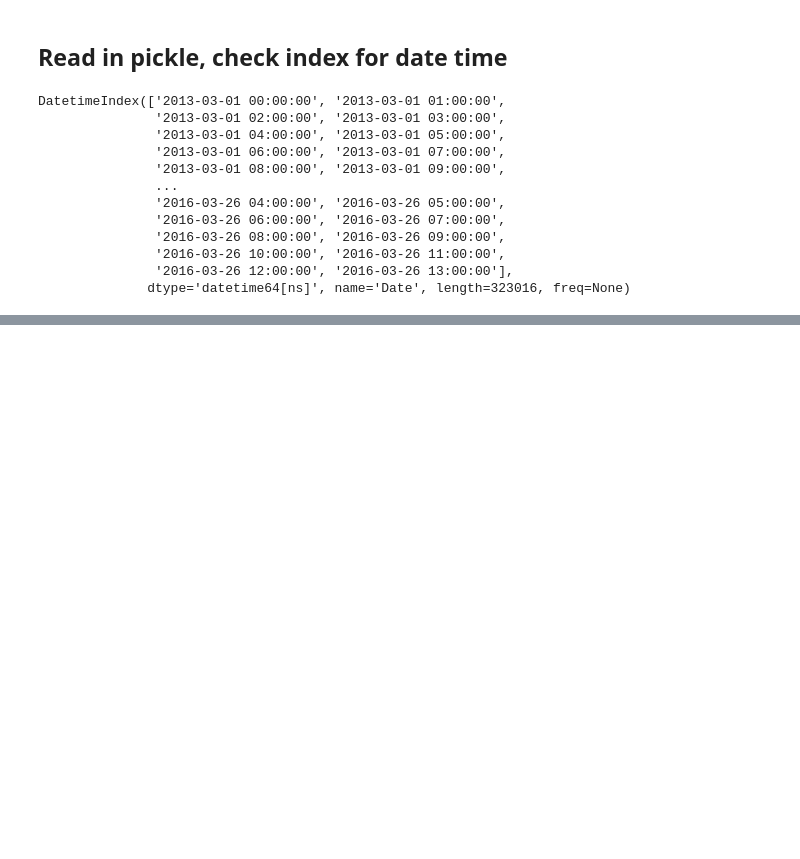
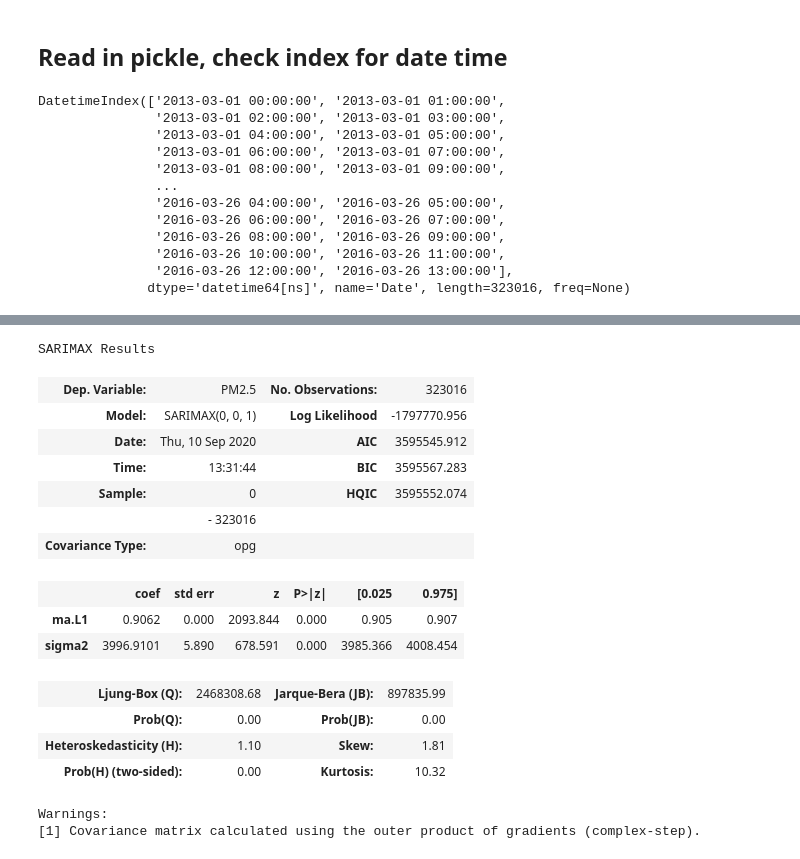
Before and after one commit to dolcikey/TimeSeriesForecasting_BeijingAirQuality, a Jupyter notebook: 003_Modeling.ipynb, the cells around one changed output, grey strips where cells are left out. Cells and saved outputs as stored; diff of their text form; code cells hidden in the pictures; blank space fills up the shorter version.

```diff
--- a/003_Modeling.ipynb
+++ b/003_Modeling.ipynb
@@ -75,0 +134,22 @@ print(arima.summary())
+# %%
+model_PM = SARIMAX(train['PM2.5'],order=(0,0,1))
+results = model_PM.fit()
+results.summary()
+# %% [output]
+SARIMAX Results
+| Dep. Variable: | PM2.5 | No. Observations: | 323016 |
+| Model: | SARIMAX(0, 0, 1) | Log Likelihood | -1797770.956 |
+| Date: | Thu, 10 Sep 2020 | AIC | 3595545.912 |
+| Time: | 13:31:44 | BIC | 3595567.283 |
+| Sample: | 0 | HQIC | 3595552.074 |
+|  | - 323016 |  |  |
+| Covariance Type: | opg |  |  |
+|  | coef | std err | z | P>|z| | [0.025 | 0.975] |
+| ma.L1 | 0.9062 | 0.000 | 2093.844 | 0.000 | 0.905 | 0.907 |
+| sigma2 | 3996.9101 | 5.890 | 678.591 | 0.000 | 3985.366 | 4008.454 |
+| Ljung-Box (Q): | 2468308.68 | Jarque-Bera (JB): | 897835.99 |
+| Prob(Q): | 0.00 | Prob(JB): | 0.00 |
+| Heteroskedasticity (H): | 1.10 | Skew: | 1.81 |
+| Prob(H) (two-sided): | 0.00 | Kurtosis: | 10.32 |
+Warnings:
+[1] Covariance matrix calculated using the outer product of gradients (complex-step).
```
Also changed, not shown: parts of 14 cells of this notebook, 1 other file.
